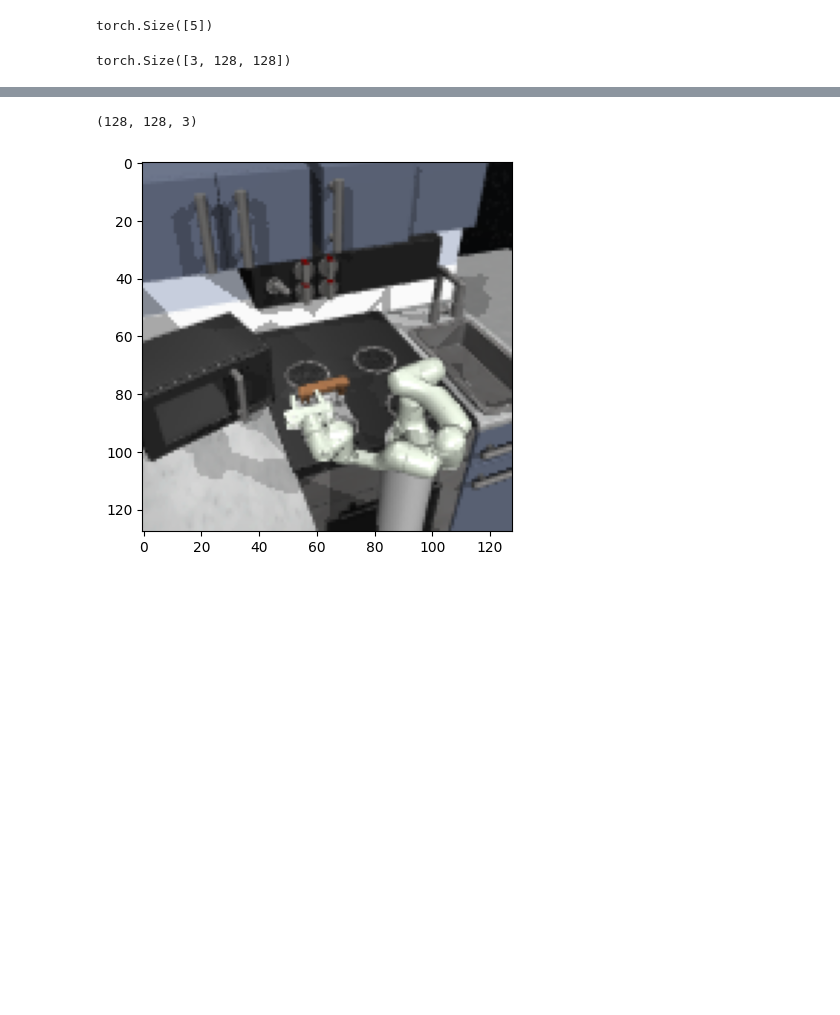
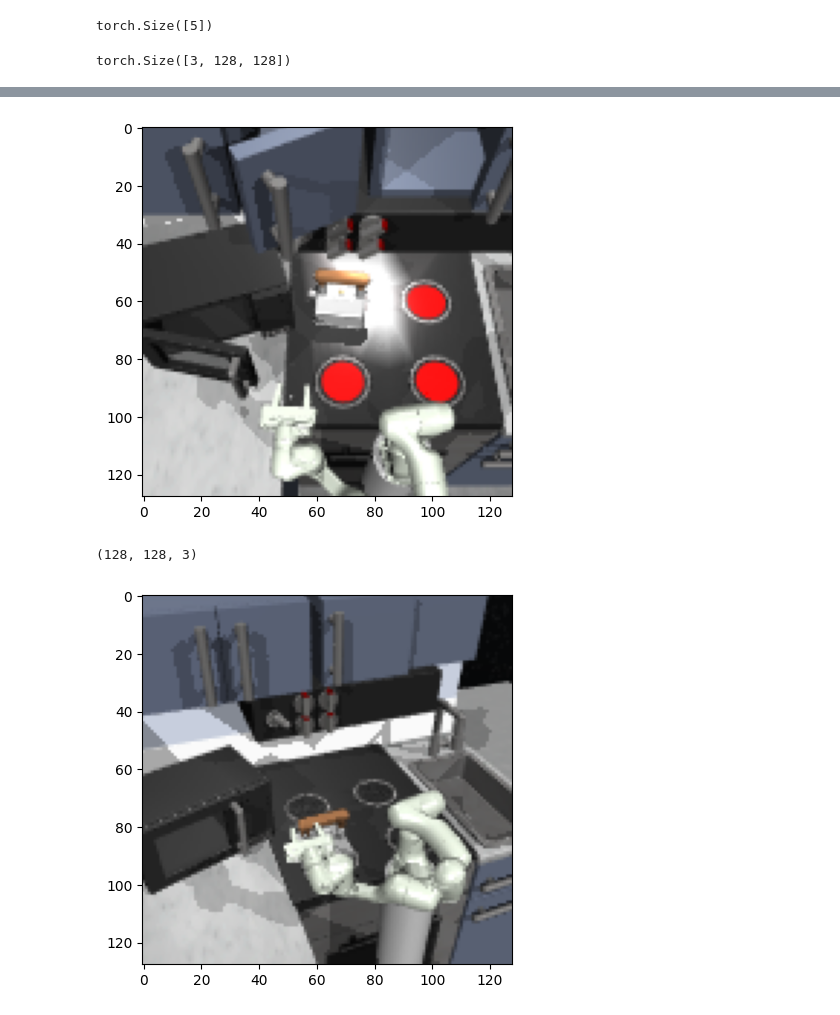
Before and after one commit to nRknpy/WorldModel2024-IntrinsicMotivation, a Jupyter notebook: src/debug.ipynb, the cells around one changed output, grey strips where cells are left out. Drawn from its saved outputs; the diff is of its cells as text; code cells hidden in the pictures; blank space fills up the shorter version.

Commit message:
add franka kitchen env

```diff
--- a/src/debug.ipynb
+++ b/src/debug.ipynb
@@ -63,0 +44,12 @@ env.reset()
+# %%
+from gymnasium import Env
+from gymnasium_robotics.envs.franka_kitchen.kitchen_env import KitchenEnv
+import matplotlib.pyplot as plt
+import numpy as np
+
+env = KitchenEnv(render_mode='rgb_array', width=128, height=128, default_camera_config=dict(
+        distance=1.86, lookat=[-0.3, .5, 2.], azimuth=90, elevation=-60))
+
+env.reset()
+plt.imshow(env.render())
+plt.show()
@@ -63,0 +58,2 @@ env.reset()
+# %%
+obs, reward, truncatred, terminated, info = env.step(np.zeros(9))
@@ -63,0 +92,4 @@ env.reset()
+# %%
+qpos = env.data.qpos.copy()
+qvel = env.data.qvel.copy()
+qpos
@@ -64,3 +105,28 @@ env.reset()
+# %%
+# bottom right
+qpos[[9, 10]] = [-0.88, -0.01]
+# bottom left
+qpos[[11, 12]] = [-0.88, -0.01]
+# top right
+qpos[[13, 14]] = [-0.92, -0.01]
+# top left
+qpos[[15, 16]] = [-0.92, -0.01]
+# light switch
+qpos[[17, 18]] = [-0.69, -0.05]
+# slide cabinet
+qpos[19] = 0.37
+# hinge cabinet
+qpos[[20, 21]] = [0., 0.5]
+# microwave
+qpos[22] = -0.5
+# kettle
+qpos[[23, 24, 25, 26, 27, 28, 29]] = [-0.23, 0.75, 1.62, 0.99, 0., 0., -0.06]
+
+env.robot_env.set_state(qpos, np.zeros_like(qvel))
+plt.imshow(env.render())
+plt.show()
+# %% [output]
+[figure, added]
 # %%
 img = env.render()
 # %%
```
Also changed, not shown: parts of 10 cells of this notebook, 2 other files.
